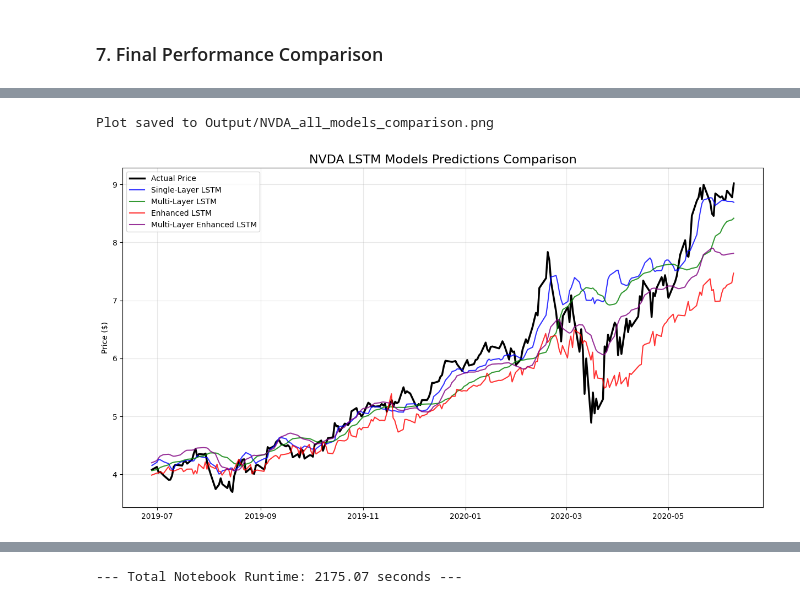
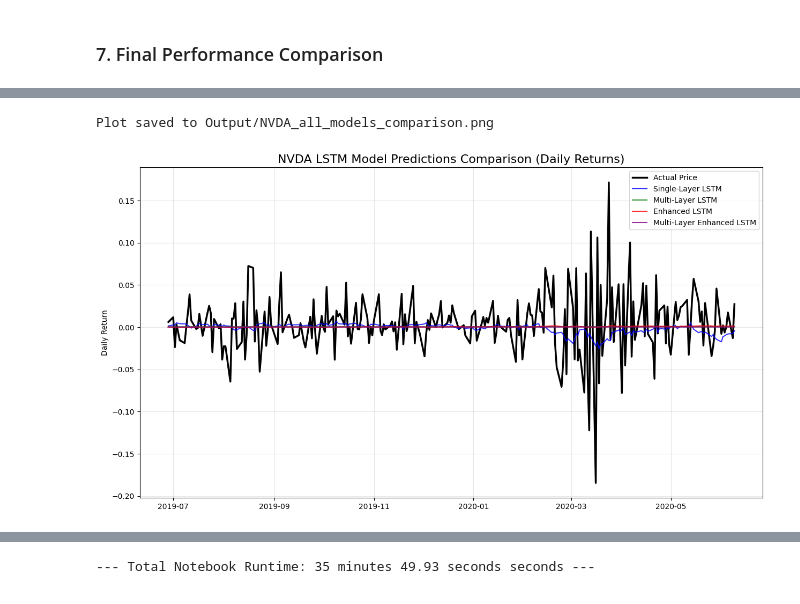
Before and after one commit to SandyCompetent/stock_market_analysis, a Jupyter notebook: main_analysis.ipynb, the cells around one changed output, grey strips where cells are left out. Saved outputs shown, nothing was run; the diff lists cells and outputs as text; code cells hidden in the pictures.

```diff
--- a/main_analysis.ipynb
+++ b/main_analysis.ipynb
@@ -282,7 +336,7 @@ tuner_multi_lstm = kt.Hyperband(
     factor=3,
     directory="tuner_results",
     project_name="multi_layer_lstm",  # New project name to store results separately
-    overwrite=True,
+    overwrite=False,
 )
 
 # Define a callback to stop training early if val_loss isn't improving
@@ -298,7 +352,7 @@ tuner_multi_lstm.search(
     callbacks=[stop_early],
     verbose=2,
 )
-print("\\nHyperparameter search complete.")
+print("\nHyperparameter search complete.")
 
 # Get the optimal hyperparameters and the best model
 best_hps_multi_lstm = tuner_multi_lstm.get_best_hyperparameters(num_trials=1)[0]
@@ -384,7 +439,7 @@ tuner_enh_single_lstm = kt.Hyperband(
     factor=3,
     directory="tuner_results",
     project_name="enhanced_single_layer_lstm",
-    overwrite=True,
+    overwrite=False,
 )
 
 # Define a callback for early stopping
@@ -439,7 +494,7 @@ print("\n--- Evaluating Best Enhanced Single-Layer LSTM Model ---")
 enh_preds = enhanced_model.predict(X_test_enh, verbose=0)
 
 # IMPORTANT: Use the scaler that was fitted to the enhanced data
-close_scaler_enh = MinMaxScaler().fit(enhanced_full_data[["Close"]][: len(X_train_enh)])
+close_scaler_enh = MinMaxScaler().fit(enhanced_full_data[["Returns"]][: len(X_train_enh)])
 
 y_test_enh_scaled = close_scaler_enh.inverse_transform(y_test_enh.reshape(-1, 1))
 enh_preds_scaled = close_scaler_enh.inverse_transform(enh_preds)
@@ -447,7 +502,7 @@ enh_preds_scaled = close_scaler_enh.inverse_transform(enh_preds)
 enhanced_metrics = ut.calculate_metrics(
     y_test_enh_scaled, enh_preds_scaled, "Enhanced LSTM", y_train_enh
 )
-test_dates_enh = enhanced_full_data.index[-len(y_test_enh_scaled) :]
+test_dates_enh = enhanced_full_data.index[-len(y_test_enh_scaled):]
 
 # Plot the results
 print("Plotting results for the best enhanced model...")
@@ -486,7 +541,7 @@ tuner_enh_multi_lstm = kt.Hyperband(
     factor=3,
     directory="tuner_results",
     project_name="enhanced_multi_layer_lstm",
-    overwrite=True,
+    overwrite=False,
 )
 
 # Define a callback for early stopping
@@ -1120,17 +1192,17 @@ Wall time: 215 ms
 # %%
 %%time
 plot_data = {
     "Actual": {"dates": test_dates_tech, "values": y_test_tech_scaled},
     "Single-Layer LSTM": {"dates": test_dates_tech, "values": base_preds_scaled},
     "Multi-Layer LSTM": {"dates": test_dates_tech, "values": multi_preds_scaled},
     "Enhanced LSTM": {"dates": test_dates_enh, "values": enh_preds_scaled},
     "Multi-Layer Enhanced LSTM": {
         "dates": test_dates_enh,
         "values": multi_enh_preds_scaled,
     },
 }
 
-ut.plot_final_comparison(plot_data, cfg.STOCK_SYMBOL, f"{cfg.STOCK_SYMBOL} LSTM Models Predictions Comparison")
+ut.plot_final_comparison(plot_data, cfg.STOCK_SYMBOL, f"{cfg.STOCK_SYMBOL} LSTM Model Predictions Comparison (Daily Returns)")
 # %% [output]
 Plot saved to Output/NVDA_all_models_comparison.png
-[figure, old version]
+[figure, new version]
@@ -1140,8 +1212,8 @@ Wall time: 165 ms
 try:
     end_time = time.time()
     total_time = end_time - start_time
-    print(f"--- Total Notebook Runtime: {total_time:.2f} seconds ---")
+    print(f"--- Total Notebook Runtime: {ut.format_runtime(total_time)} seconds ---")
 except NameError:
     print("⚠️ --- Timer could not be stopped because 'start_time' was not defined.")
 # %% [output]
---- Total Notebook Runtime: 2175.07 seconds ---
+--- Total Notebook Runtime: 35 minutes 49.93 seconds seconds ---
```
Also changed, not shown: parts of 32 cells of this notebook, 6 other files.
